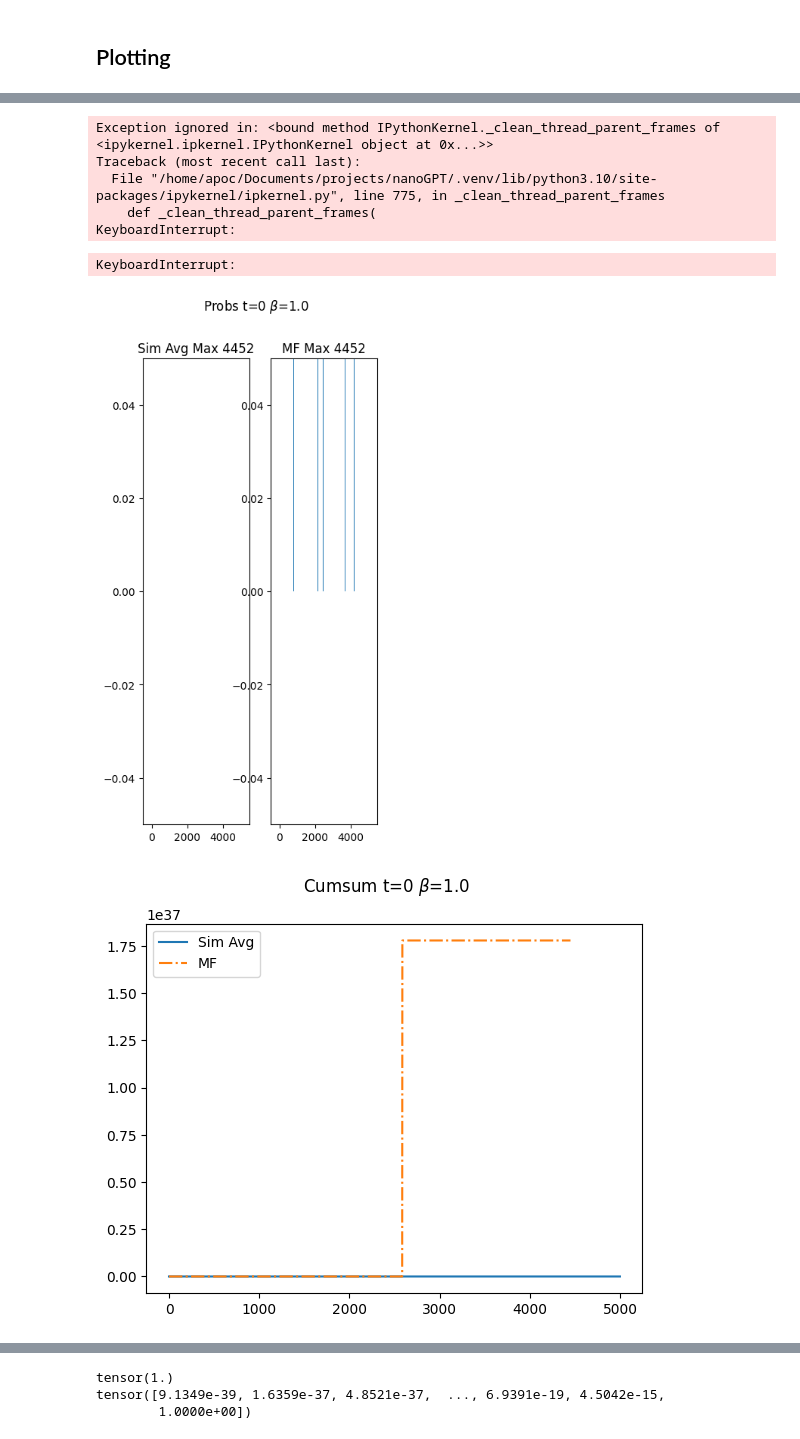
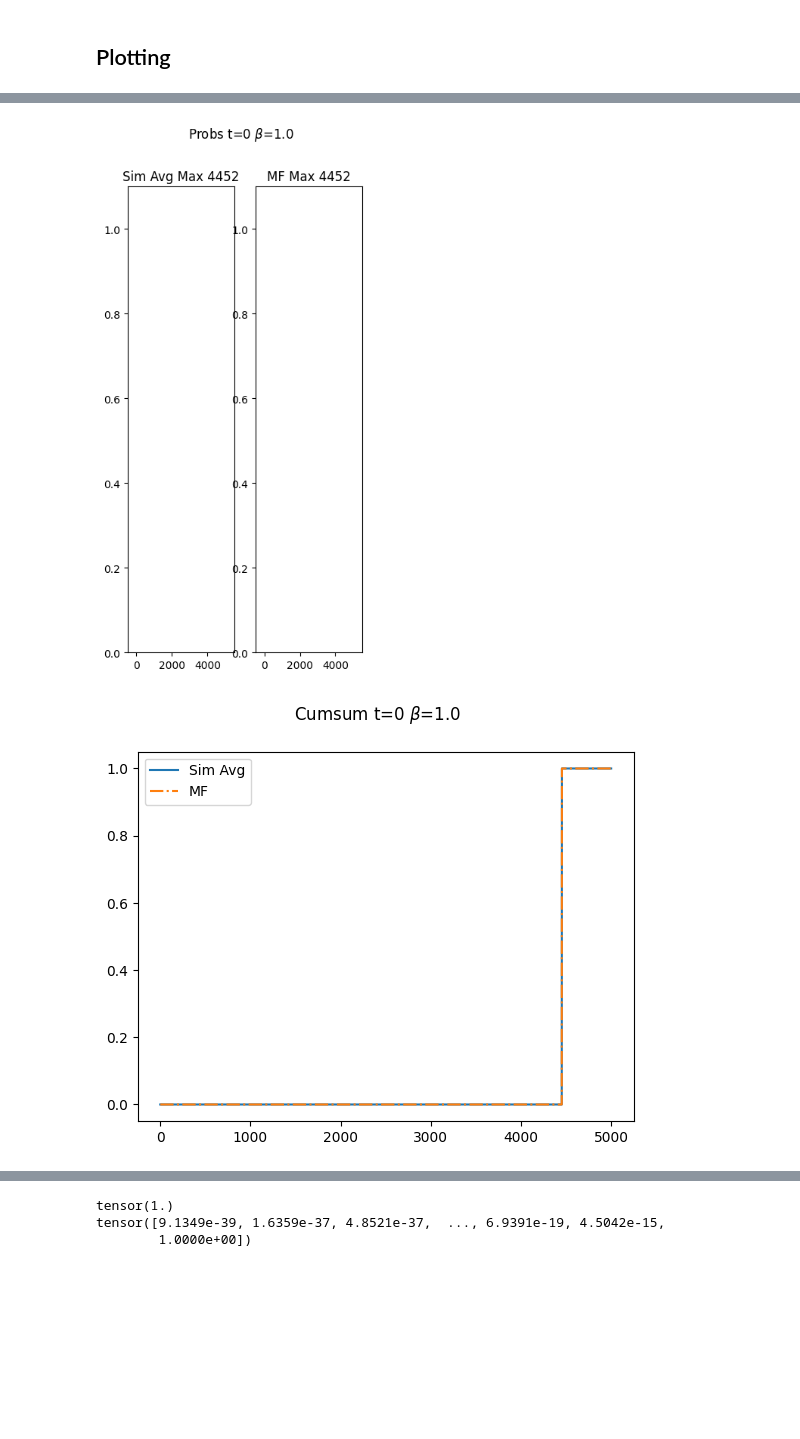
Before and after one commit to muxitox/nanoGPT, a Jupyter notebook: simple_model/simple_output_model_q_k.ipynb, the cells around one changed output, grey strips where cells are left out. Saved outputs shown, nothing was run; the diff lists cells and outputs as text; code cells hidden in the pictures; blank space fills up the shorter version.

```diff
--- a/simple_model/simple_output_model_q_k.ipynb
+++ b/simple_model/simple_output_model_q_k.ipynb
@@ -158,12 +166,13 @@ def forward_mf(x_vocab_next, mu_k_vocab, sigma_k_vocab, mu_q_prev, sigma_q_prev,
 
     return mu_k_next, mu_q_next, sigma_q_next, p_x_next
 # %%
-def forward_mf_0(mu_k_vocab, sigma_k_vocab, x_vocab_next, q_0, W_k, W_q, beta):
+def forward_mf_0(x_vocab_next, q_0, W_k, W_q, beta):
 
     # Compute the probability of the text token
     k_vocab_next = x_vocab_next @ W_k.T
 
-    p_x_next = torch.exp( beta * (k_vocab_next @ q_0 - (mu_k_vocab @ q_0 + beta * q_0 @ (sigma_k_vocab @ q_0) / 2)))
+
+    p_x_next = F.softmax(beta * k_vocab_next @ q_0, dim=0)
 
     # Get the mean of x
     mu_x_next = torch.sum(p_x_next[:, None] * x_vocab_next, dim=0)
@@ -175,10 +184,6 @@ def forward_mf_0(mu_k_vocab, sigma_k_vocab, x_vocab_next, q_0, W_k, W_q, beta):
     q_centered_next = q_next_vocab - mu_q_next
     sigma_q_next = torch.einsum('n,nm,nk->mk', p_x_next, q_centered_next, q_centered_next)
 
-    print("q @ Sigma @ q", q_0 @ (sigma_k_vocab @ q_0))
-    print('p(x)', p_x_next)
-    print("Sum p(x)", torch.sum(p_x_next))
-    print('x_vocab', x_vocab_next)
 
     return mu_k_next, mu_q_next, sigma_q_next, p_x_next
 # %% [markdown]
@@ -207,7 +212,7 @@ torch.manual_seed(seed)
 # %% [output]
 <torch._C.Generator at 0x...>
 # %%
-çdevice = 'cpu'  # examples: 'cpu', 'cuda', 'cuda:0', 'cuda:1', etc.
+device = 'cpu'  # examples: 'cpu', 'cuda', 'cuda:0', 'cuda:1', etc.
 
 if not binary_vars:
 
@@ -457,14 +460,18 @@ def simulate_mf(beta, mu_k_vocab, sigma_k_vocab, tok_0):
 
     for t in range(0, num_running_steps):
 
+        print(t)
         if t == 0:
-             # First iteration without Gaussian approx for q
-            mu_k_prev, mu_q_prev, sigma_q_prev, p_x_prev = forward_mf_0(mu_k_vocab, sigma_k_vocab, tok_emb, q_0, W_k, W_q, beta)
+            # First iteration without Gaussian approx for q
+            mu_k_prev, mu_q_prev, sigma_q_prev, p_x_prev = forward_mf_0(tok_emb, q_0, W_k, W_q, beta)
+            print("here")
         else:
             mu_k_prev, mu_q_prev, sigma_q_prev, p_x_prev = forward_mf(tok_emb, mu_k_vocab, sigma_k_vocab, mu_q_prev, sigma_q_prev, W_k, W_q, beta)
+            print("there")
 
-        print(mu_k_prev)
-
+        print("mu_k", mu_k_prev)
+        print("sum p_x", p_x_prev.sum(dim=0))
+        print()
         # Save stats
         stats_k_mf[t] = mu_k_prev
         if t in timesteps_to_examine:
@@ -530,38 +557,38 @@ for t in range(len(timesteps_to_examine)):
 
     # Print stats about probabilities
 
-    print(torch.allclose(probs_sim_t_mean[timesteps_to_examine_dict[t], :], probs_mf_t[timesteps_to_examine_dict[t], :]))
+    print(torch.allclose(probs_sim_t_mean[t, :], probs_mf_t[timesteps_to_examine_dict[t], :]))
 
-    maxprob = torch.max(torch.cat((probs_sim_t_mean[timesteps_to_examine_dict[t], :], probs_mf_t[timesteps_to_examine_dict[t], :])))
+    maxprob = torch.max(torch.cat((probs_sim_t_mean[t, :], probs_mf_t[timesteps_to_examine_dict[t], :])))
 
-    print(maxprob, torch.max(probs_sim_t_mean[timesteps_to_examine_dict[t], :]), torch.max(probs_mf_t[timesteps_to_examine_dict[t], :]))
+    print(maxprob, torch.max(probs_sim_t_mean[t :]), torch.max(probs_mf_t[timesteps_to_examine_dict[t], :]))
 
     hmargin = 0.1
     vmargin = 0.1
     bw = 2.1
 
     # Plot raw bar diagram for the probabilites' comparison
-    ax[0].bar(torch.arange(emb_size).int(), probs_sim_t_mean[timesteps_to_examine_dict[t], :], width=bw)
-    ax[0].set_title(f"Sim Avg Max {torch.argmax(probs_sim_t_mean[timesteps_to_examine_dict[t], :])}")
+    ax[0].bar(torch.arange(emb_size).int(), probs_sim_t_mean[t, :], width=bw)
+    ax[0].set_title(f"Sim Avg Max {torch.argmax(probs_sim_t_mean[t, :])}")
     ax[1].bar(torch.arange(emb_size).int(), probs_mf_t[timesteps_to_examine_dict[t], :], width=bw)
     ax[1].set_title(f"MF Max {torch.argmax(probs_mf_t[timesteps_to_examine_dict[t], :])}")
 
     for ax_i in ax:
         ax_i.set_ylim(0, maxprob + maxprob * vmargin)
         ax_i.set_xlim(0 - emb_size * hmargin, emb_size + emb_size * hmargin)
-    plt.suptitle(rf"Probs t={timesteps_to_examine[t]} $\beta$={beta}")
+    plt.suptitle(rf"Probs t={t} $\beta$={beta}")
 
     # Plot cumsum
     plt.figure()
-    plt.plot(torch.arange(emb_size), torch.cumsum(probs_sim_t_mean[timesteps_to_examine_dict[t], :], dim=0), label="Sim Avg")
+    plt.plot(torch.arange(emb_size), torch.cumsum(probs_sim_t_mean[t, :], dim=0), label="Sim Avg")
     plt.plot(torch.arange(emb_size), torch.cumsum(probs_mf_t[timesteps_to_examine_dict[t], :], dim=0), "-.", label="MF")
-    plt.suptitle(rf"Cumsum t={timesteps_to_examine[t]} $\beta$={beta}")
+    plt.suptitle(rf"Cumsum t={t} $\beta$={beta}")
     plt.legend()
 
     # Plot ordered probabilities
     fig, ax = plt.subplots(1, 2, figsize=(4, 8))
     ax = ax.ravel()
-    ax[0].bar(torch.arange(emb_size), torch.sort(probs_sim_t_mean[timesteps_to_examine_dict[t], :], dim=0).values, width=bw)
+    ax[0].bar(torch.arange(emb_size), torch.sort(probs_sim_t_mean[t, :], dim=0).values, width=bw)
     ax[0].set_title(f"Sim avg")
     ax[1].bar(torch.arange(emb_size), torch.sort(probs_mf_t[timesteps_to_examine_dict[t], :], dim=0).values, width=bw)
     ax[1].set_title(f"MF ")
@@ -577,8 +612,2 @@ tensor(inf) tensor(1.) tensor(inf)
-Exception ignored in: <bound method IPythonKernel._clean_thread_parent_frames of <ipykernel.ipkernel.IPythonKernel object at 0x...>>
-Traceback (most recent call last):
-  File "/home/apoc/Documents/projects/nanoGPT/.venv/lib/python3.10/site-packages/ipykernel/ipkernel.py", line 775, in _clean_thread_parent_frames
-    def _clean_thread_parent_frames(
-KeyboardInterrupt:
-KeyboardInterrupt:
-[figure, old version]
+[figure, new version]
-[figure, old version]
+[figure, new version]
```
Also changed, not shown: parts of 14 cells of this notebook.
